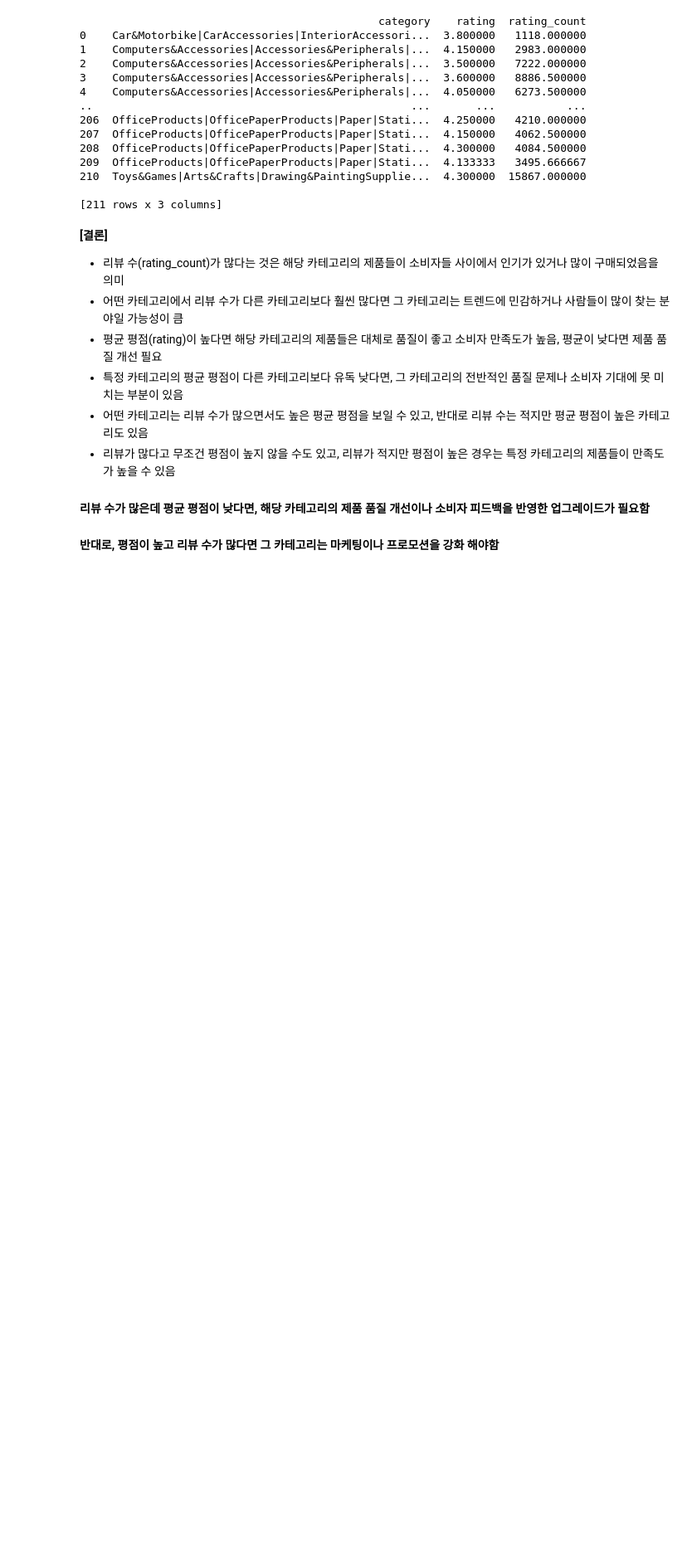
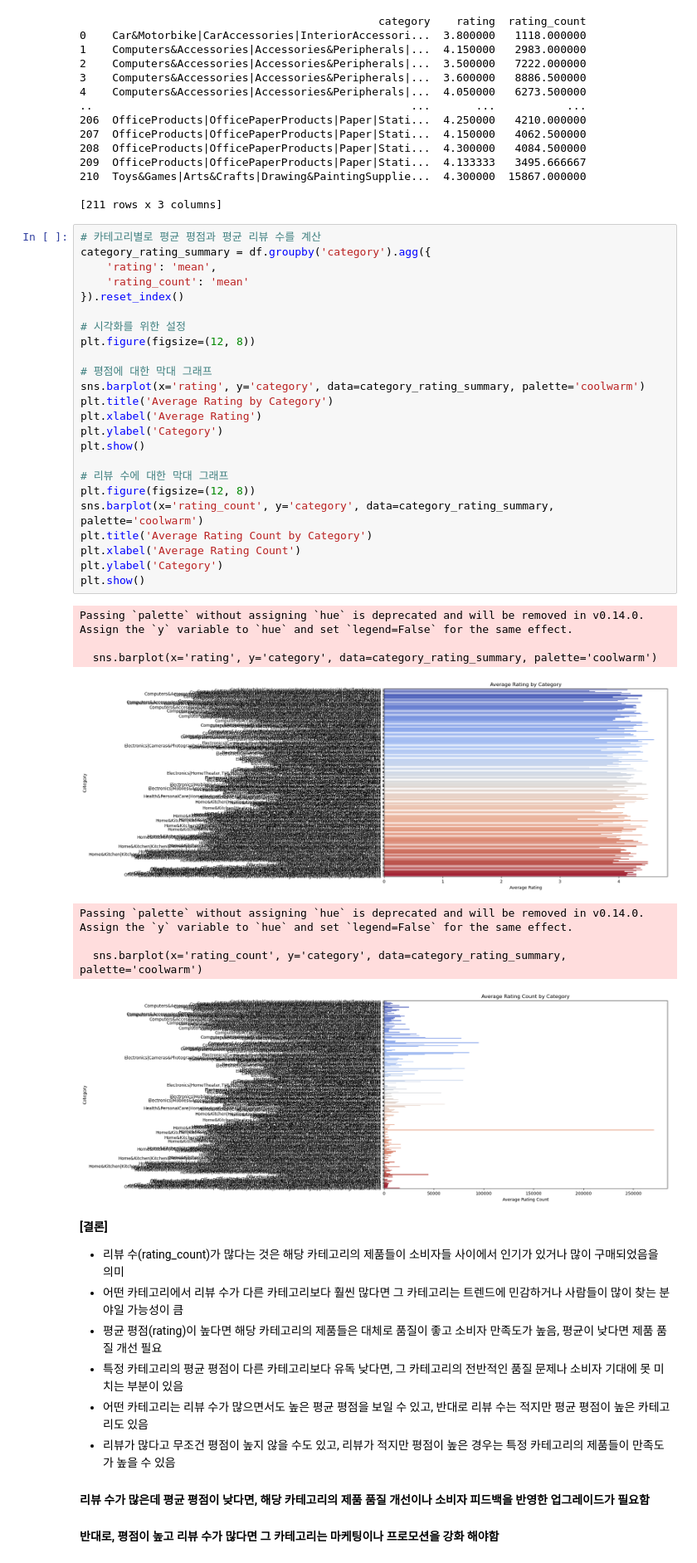
Before and after one commit to BenCyera/Amazon_sales_machine_learning, a Jupyter notebook: notebooks/jaei/rating_EDA.ipynb, the cells around one changed output. Shown at 83% size. Drawn from its saved outputs; the diff is of its cells as text; blank space fills up the shorter version.

Commit message:
rating_EDA-2

```diff
--- a/notebooks/jaei/rating_EDA.ipynb
+++ b/notebooks/jaei/rating_EDA.ipynb
@@ -135,6 +135,39 @@ print(category_rating_summary)
 210  Toys&Games|Arts&Crafts|Drawing&PaintingSupplie...  4.300000  15867.000000
 
 [211 rows x 3 columns]
+# %%
+# 카테고리별로 평균 평점과 평균 리뷰 수를 계산
+category_rating_summary = df.groupby('category').agg({
+    'rating': 'mean',
+    'rating_count': 'mean'
+}).reset_index()
+
+# 시각화를 위한 설정
+plt.figure(figsize=(12, 8))
+
+# 평점에 대한 막대 그래프
+sns.barplot(x='rating', y='category', data=category_rating_summary, palette='coolwarm')
+plt.title('Average Rating by Category')
+plt.xlabel('Average Rating')
+plt.ylabel('Category')
+plt.show()
+
+# 리뷰 수에 대한 막대 그래프
+plt.figure(figsize=(12, 8))
+sns.barplot(x='rating_count', y='category', data=category_rating_summary, palette='coolwarm')
+plt.title('Average Rating Count by Category')
+plt.xlabel('Average Rating Count')
+plt.ylabel('Category')
+plt.show()
+# %% [output]
+Passing `palette` without assigning `hue` is deprecated and will be removed in v0.14.0. Assign the `y` variable to `hue` and set `legend=False` for the same effect.
+
+  sns.barplot(x='rating', y='category', data=category_rating_summary, palette='coolwarm')
+[figure, added]
+Passing `palette` without assigning `hue` is deprecated and will be removed in v0.14.0. Assign the `y` variable to `hue` and set `legend=False` for the same effect.
+
+  sns.barplot(x='rating_count', y='category', data=category_rating_summary, palette='coolwarm')
+[figure, added]
 # %% [markdown]
 **[결론]**
 - 리뷰 수(rating_count)가 많다는 것은 해당 카테고리의 제품들이 소비자들 사이에서 인기가 있거나 많이 구매되었음을 의미
```
Also changed, not shown: parts of 13 cells of this notebook.
